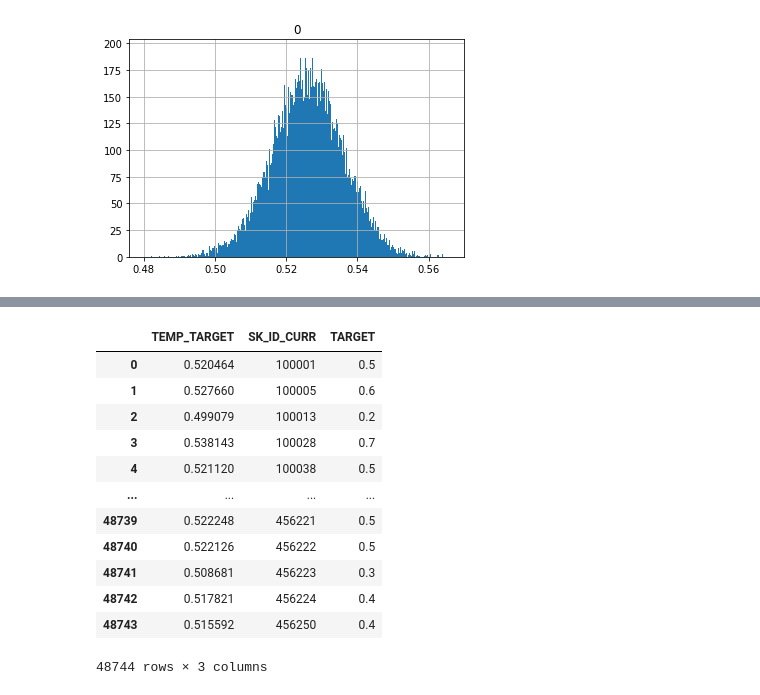
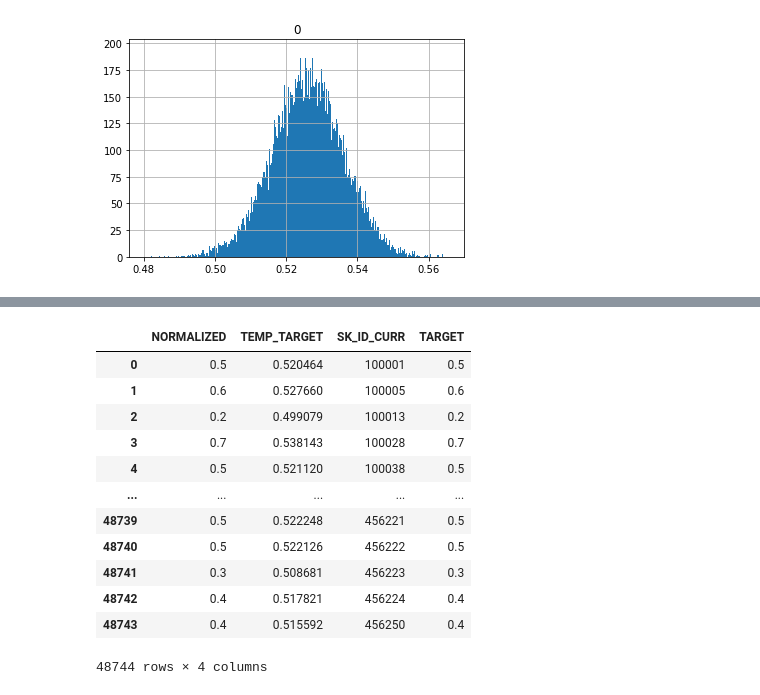
Before and after one commit to robertocommit/neural, a Jupyter notebook: Home_Credit_Default_Risk.ipynb, the cells around one changed output, grey strips where cells are left out. Drawn from its saved outputs; the diff is of its cells as text; code cells hidden in the pictures.

```diff
--- a/Home_Credit_Default_Risk.ipynb
+++ b/Home_Credit_Default_Risk.ipynb
@@ -332,37 +324,29 @@ temp
-# %%
-# range = temp['TARGET'].max() - temp['TARGET'].min()
-
-# 0.089 : 100 = x : 50
-# x = (50 * 0.089) / 100
-
-#x = (50 * 0.08999999999) / 100
-
-
-# (y - temp['TARGET'].min()) : x = (temp['TARGET'].max() - temp['TARGET'].min()) : 100
-
-# x = ((y - temp['TARGET'].min()) * 100) / (temp['TARGET'].max() - temp['TARGET'].min())
-
-# x = (100*y - 100*temp['TARGET'].min()) / (temp['TARGET'].max() - temp['TARGET'].min())
-
-# x = (100*0.56 - 100*temp['TARGET'].min()) / (temp['TARGET'].max() - temp['TARGET'].min())
-
-
-temp['TARGET'] = round((100*temp['TEMP_TARGET'] - 100*temp['TEMP_TARGET'].min()) / (temp['TEMP_TARGET'].max() - temp['TEMP_TARGET'].min()) / 100, 1)
-temp
-# %% [output]
-|  | TEMP_TARGET | SK_ID_CURR | TARGET |
-| 0 | 0.520464 | 100001 | 0.5 |
-| 1 | 0.527660 | 100005 | 0.6 |
-| 2 | 0.499079 | 100013 | 0.2 |
-| 3 | 0.538143 | 100028 | 0.7 |
-| 4 | 0.521120 | 100038 | 0.5 |
-| ... | ... | ... | ... |
-| 48739 | 0.522248 | 456221 | 0.5 |
-| 48740 | 0.522126 | 456222 | 0.5 |
-| 48741 | 0.508681 | 456223 | 0.3 |
-| 48742 | 0.517821 | 456224 | 0.4 |
-| 48743 | 0.515592 | 456250 | 0.4 |
-48744 rows × 3 columns
+# %%
+from sklearn import preprocessing
+
+ciao = pd.DataFrame(temp['TEMP_TARGET'])
+
+
+min_max_scaler = preprocessing.MinMaxScaler()
+x_scaled = min_max_scaler.fit_transform(ciao)
+df_normalized = pd.DataFrame(x_scaled)
+df_normalized.columns = ['NORMALIZED']
+df_normalized['NORMALIZED'] = round(df_normalized['NORMALIZED'], 1)
+pd.concat([df_normalized, temp], axis=1)
+# %% [output]
+|  | NORMALIZED | TEMP_TARGET | SK_ID_CURR | TARGET |
+| 0 | 0.5 | 0.520464 | 100001 | 0.5 |
+| 1 | 0.6 | 0.527660 | 100005 | 0.6 |
+| 2 | 0.2 | 0.499079 | 100013 | 0.2 |
+| 3 | 0.7 | 0.538143 | 100028 | 0.7 |
+| 4 | 0.5 | 0.521120 | 100038 | 0.5 |
+| ... | ... | ... | ... | ... |
+| 48739 | 0.5 | 0.522248 | 456221 | 0.5 |
+| 48740 | 0.5 | 0.522126 | 456222 | 0.5 |
+| 48741 | 0.3 | 0.508681 | 456223 | 0.3 |
+| 48742 | 0.4 | 0.517821 | 456224 | 0.4 |
+| 48743 | 0.4 | 0.515592 | 456250 | 0.4 |
+48744 rows × 4 columns
 # %%
 from google.colab import files
 
```
Also changed, not shown: parts of 7 cells of this notebook.
